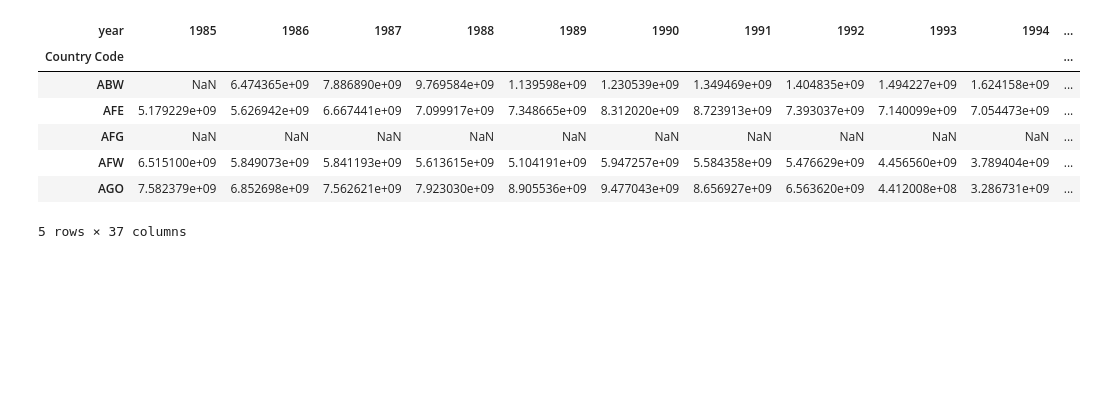
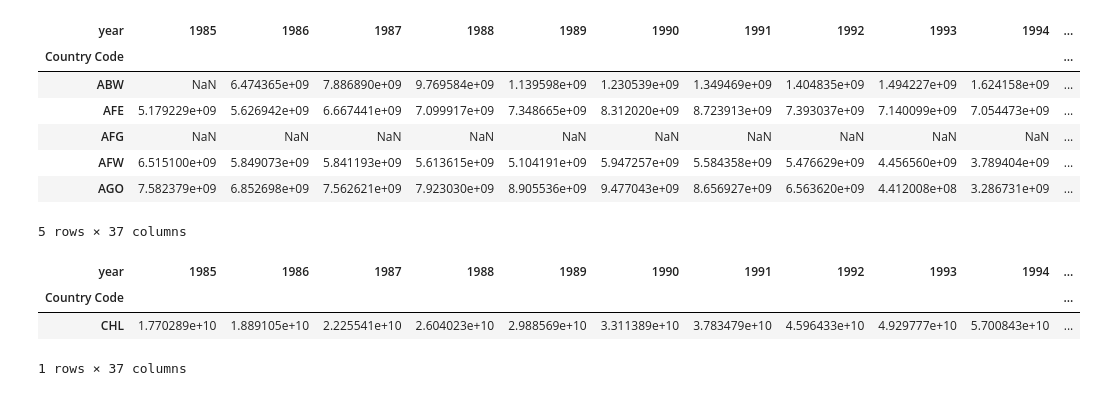
Before and after one commit to Maaaaaaars/Dataviz-Semestral, a Jupyter notebook: Semestral.ipynb, the cells around one changed output. Cells and saved outputs as stored; diff of their text form; code cells hidden in the pictures; blank space fills up the shorter version.

Commit message:
Dataframe para el scatter está listo

```diff
--- a/Semestral.ipynb
+++ b/Semestral.ipynb
@@ -79,3 +80,14 @@ df_GDPPC.head()
 | AFW | 6.515100e+09 | 5.849073e+09 | 5.841193e+09 | 5.613615e+09 | 5.104191e+09 | 5.947257e+09 | 5.584358e+09 | 5.476629e+09 | 4.456560e+09 | 3.789404e+09 | ... |
 | AGO | 7.582379e+09 | 6.852698e+09 | 7.562621e+09 | 7.923030e+09 | 8.905536e+09 | 9.477043e+09 | 8.656927e+09 | 6.563620e+09 | 4.412008e+08 | 3.286731e+09 | ... |
 5 rows × 37 columns
+# %%
+df_test = df_GDP.loc[['CHL']]
+df_test
+df_test2 = df_combined.loc[["CHL"]]
+# %%
+df_test.head()
+# %% [output]
+| year | 1985 | 1986 | 1987 | 1988 | 1989 | 1990 | 1991 | 1992 | 1993 | 1994 | ... |
+| Country Code |  |  |  |  |  |  |  |  |  |  | ... |
+| CHL | 1.770289e+10 | 1.889105e+10 | 2.225541e+10 | 2.604023e+10 | 2.988569e+10 | 3.311389e+10 | 3.783479e+10 | 4.596433e+10 | 4.929777e+10 | 5.700843e+10 | ... |
+1 rows × 37 columns
```
Also changed, not shown: parts of 5 cells of this notebook.
